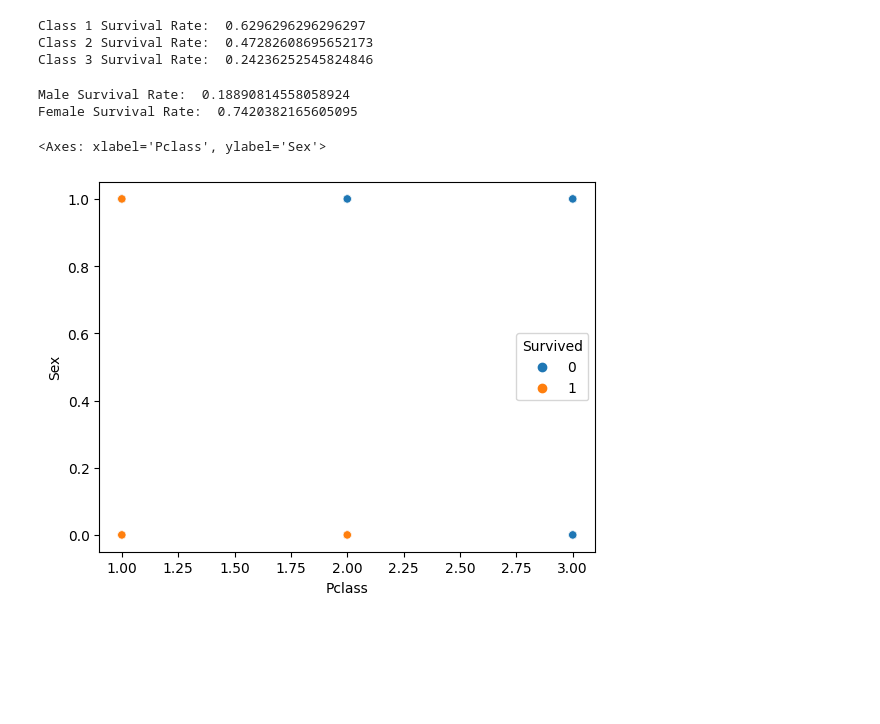
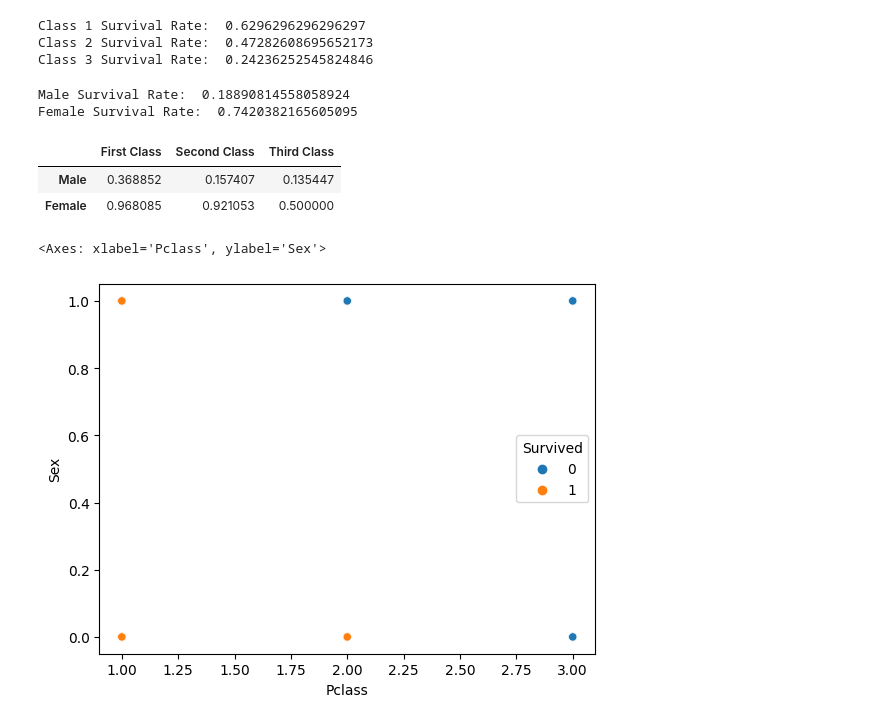
Before and after one commit to mattbradstreet/TitanicProblem, a Jupyter notebook: titanic-problem.ipynb, the cells around one changed output. Saved outputs shown, nothing was run; the diff lists cells and outputs as text; code cells hidden in the pictures; blank space fills up the shorter version.

```diff
--- a/titanic-problem.ipynb
+++ b/titanic-problem.ipynb
@@ -134,0 +140,7 @@ test_data = test_data.replace(to_replace=['male','female'],value=[1,0])
+# %%
+mean = train_data['Age'].mean()
+std = train_data['Age'].std()
+sample_size = len(train_data[train_data['Age'].isnull()])
+
+distributed_ages = np.random.normal(mean, std, sample_size)
+print(distributed_ages)
@@ -134,0 +165,3 @@ test_data = test_data.replace(to_replace=['male','female'],value=[1,0])
+# %%
+a = train_data['Age'].isna()
+train_data.loc[a, 'Age'] = distributed_ages
@@ -185,6 +322,23 @@ print("Female Survival Rate: ", female_srate)
 # %% [output]
 Male Survival Rate:  0.18890814558058924
 Female Survival Rate:  0.7420382165605095
+# %%
+female_first_class = len(train_data[(train_data['Sex'] == 0) & (train_data['Pclass'] == 1) & (train_data['Survived'] == 1)]) / len(train_data[(train_data['Sex'] == 0) & (train_data['Pclass'] == 1)])
+male_first_class = len(train_data[(train_data['Sex'] == 1) & (train_data['Pclass'] == 1) & (train_data['Survived'] == 1)]) / len(train_data[(train_data['Sex'] == 1) & (train_data['Pclass'] == 1)])
+
+female_sec_class = len(train_data[(train_data['Sex'] == 0) & (train_data['Pclass'] == 2) & (train_data['Survived'] == 1)]) / len(train_data[(train_data['Sex'] == 0) & (train_data['Pclass'] == 2)])
+male_sec_class = len(train_data[(train_data['Sex'] == 1) & (train_data['Pclass'] == 2) & (train_data['Survived'] == 1)]) / len(train_data[(train_data['Sex'] == 1) & (train_data['Pclass'] == 2)])
+
+female_third_class = len(train_data[(train_data['Sex'] == 0) & (train_data['Pclass'] == 3) & (train_data['Survived'] == 1)]) / len(train_data[(train_data['Sex'] == 0) & (train_data['Pclass'] == 3)])
+male_third_class = len(train_data[(train_data['Sex'] == 1) & (train_data['Pclass'] == 3) & (train_data['Survived'] == 1)]) / len(train_data[(train_data['Sex'] == 1) & (train_data['Pclass'] == 3)])
+
+rows = {'First Class': [male_first_class, female_first_class], 'Second Class': [male_sec_class, female_sec_class], 'Third Class': [male_third_class, female_third_class]}
+percentage_table = pd.DataFrame(data=rows, index=['Male','Female'])
+percentage_table
+# %% [output]
+|  | First Class | Second Class | Third Class |
+| Male | 0.368852 | 0.157407 | 0.135447 |
+| Female | 0.968085 | 0.921053 | 0.500000 |
 # %%
 X_train = train_data.drop('Survived',axis=1)
 y_train = train_data['Survived']
```
Also changed, not shown: parts of 32 cells of this notebook.
